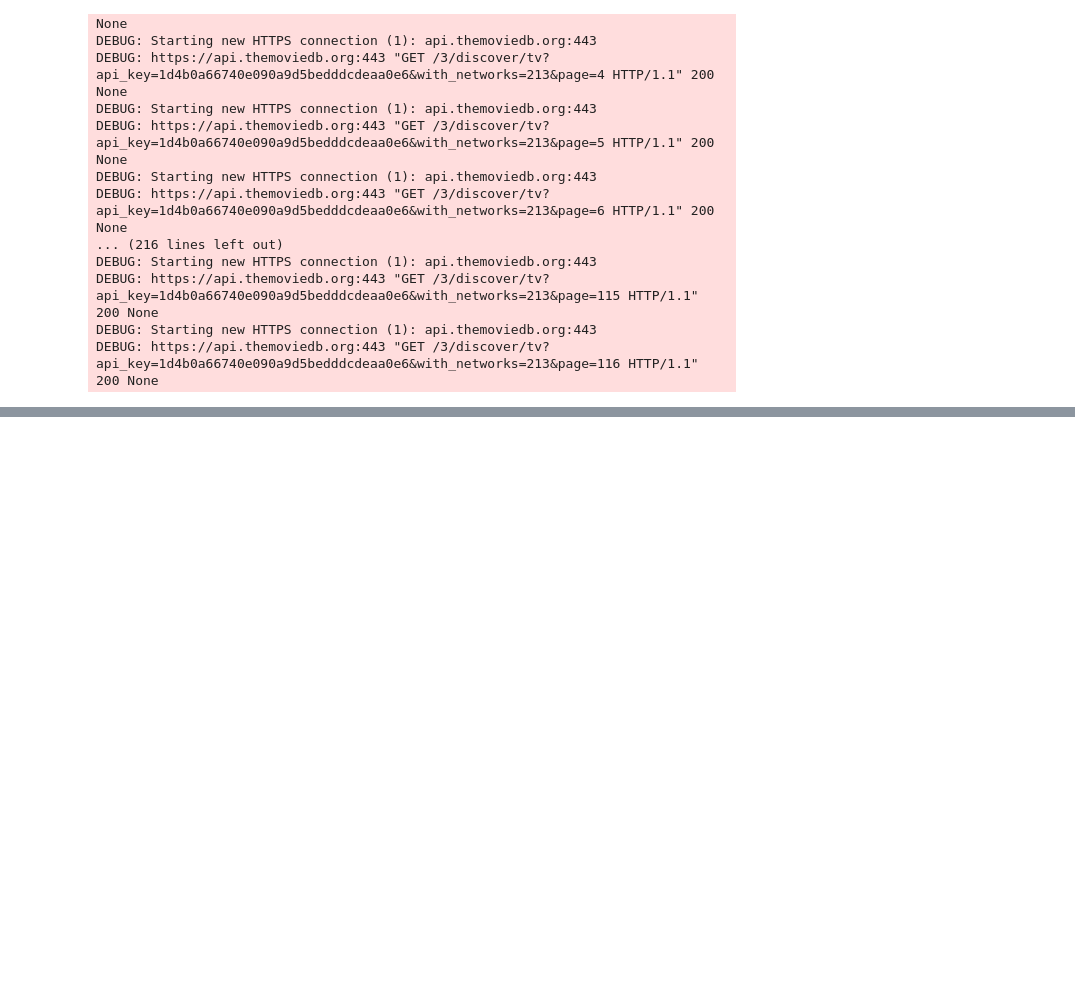
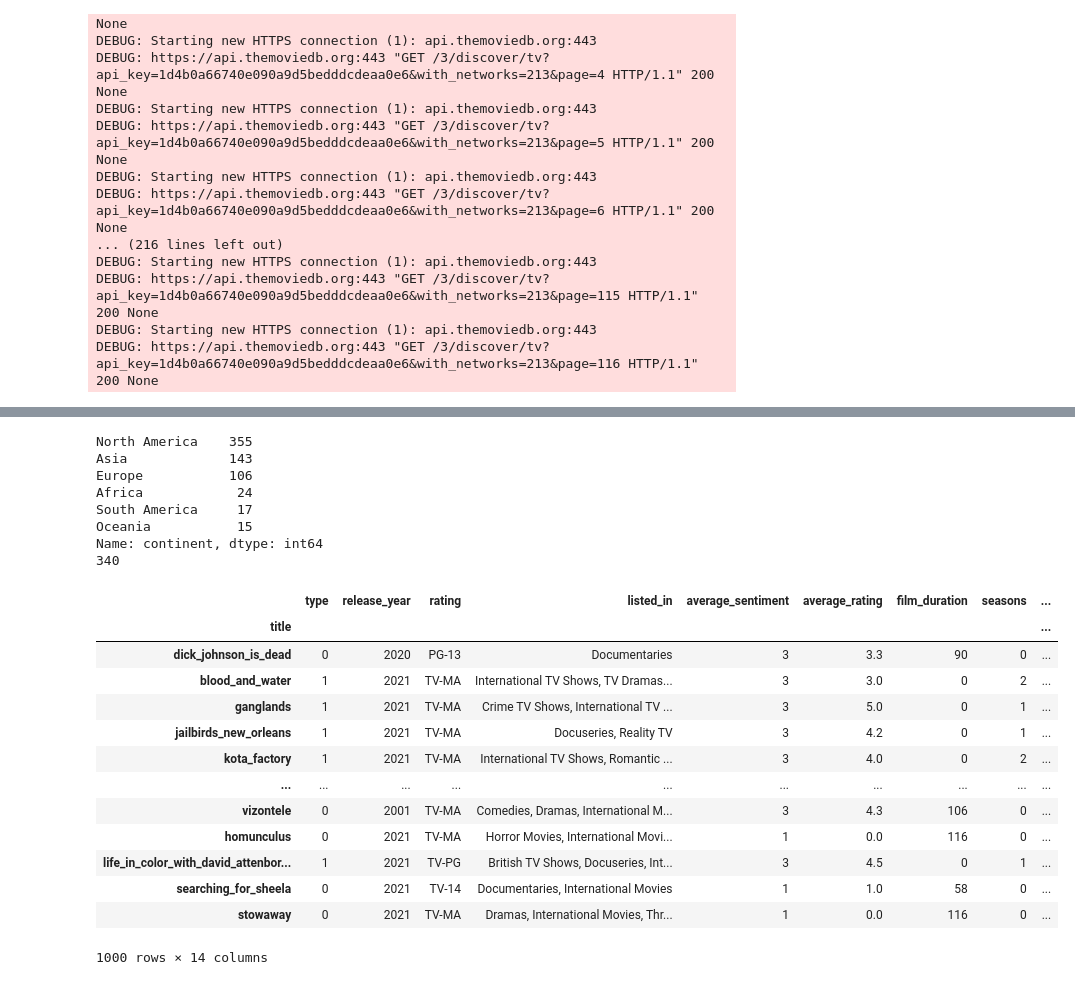
Before and after one commit to Tijnwy/DataIII, a Jupyter notebook: Data project.ipynb, the cells around one changed output, grey strips where cells are left out. Cells and saved outputs as stored; diff of their text form; code cells hidden in the pictures; blank space fills up the shorter version.

```diff
--- a/Data project.ipynb
+++ b/Data project.ipynb
@@ -496,0 +818,53 @@ api_data = df.to_csv('../api_data.csv')
+# %%
+# Fill NaN values in 'country' column with an empty string
+df_ml['country'] = df_ml['country'].fillna('')
+
+# country kolommen met meerdere landen naar eerste land alleen
+df_ml['country'] = df_ml['country'].apply(lambda x: x.split(",")[0])
+df_ml['country'] = df_ml['country'].apply(lambda x: x.strip())
+
+# country omzetten naar continent en daarna dummies maken
+df_ml['continent'] = df_ml['country'].map({'United States': 'North America', 'India': 'Asia',
+                                           'United Kingdom': 'Europe', 'South Korea': 'Asia',
+                                           'Spain': 'Europe', 'Canada': 'North America',
+                                           'Japan': 'Asia', 'France': 'Europe', 'Turkey': 'Asia', 'Australia': 'Oceania',
+                                           'Mexico': 'North America', 'Taiwan': 'Asia', 'Brazil': 'South America',
+                                           'Philippines': 'Asia', 'Indonesia': 'Asia', 'Nigeria': 'Africa',
+                                           'Germany': 'Europe', 'China': 'Asia', 'Italy': 'Europe', 'Argentina': 'South America',
+                                           'Colombia': 'South America', 'Denmark': 'Europe', 'Norway': 'Europe', 'Pakistan': 'Asia',
+                                           'Thailand': 'Asia', 'Hong Kong': 'Asia', 'Ireland': 'Europe', 'Russia': 'Europe',
+                                           'Sweden': 'Europe', 'Singapore': 'Asia', 'South Africa': 'Africa', 'Malaysia': 'Asia',
+                                           'Netherlands': 'Europe', 'Belgium': 'Europe', 'New Zealand' : 'Oceania',})
+print(df_ml['continent'].value_counts())
+print(df_ml['continent'].isna().sum())
+
+df_ml = df_ml.drop(columns=['country'])
+
+# legen waardes opvullen met 'unknown'
+df_ml['continent'] = df_ml['continent'].fillna('Unknown')
+df_ml = pd.get_dummies(df_ml, columns=['continent'], drop_first=True)
+df_ml
+# bron: https://chatgpt.com/share/678cf86c-4a08-8003-8996-77a92696651c
+# %% [output]
+North America    355
+Asia             143
+Europe           106
+Africa            24
+South America     17
+Oceania           15
+Name: continent, dtype: int64
+340
+|  | type | release_year | rating | listed_in | average_sentiment | average_rating | film_duration | seasons | ... |
+| title |  |  |  |  |  |  |  |  | ... |
+| dick_johnson_is_dead | 0 | 2020 | PG-13 | Documentaries | 3 | 3.3 | 90 | 0 | ... |
+| blood_and_water | 1 | 2021 | TV-MA | International TV Shows, TV Dramas... | 3 | 3.0 | 0 | 2 | ... |
+| ganglands | 1 | 2021 | TV-MA | Crime TV Shows, International TV ... | 3 | 5.0 | 0 | 1 | ... |
+| jailbirds_new_orleans | 1 | 2021 | TV-MA | Docuseries, Reality TV | 3 | 4.2 | 0 | 1 | ... |
+| kota_factory | 1 | 2021 | TV-MA | International TV Shows, Romantic ... | 3 | 4.0 | 0 | 2 | ... |
+| ... | ... | ... | ... | ... | ... | ... | ... | ... | ... |
+| vizontele | 0 | 2001 | TV-MA | Comedies, Dramas, International M... | 3 | 4.3 | 106 | 0 | ... |
+| homunculus | 0 | 2021 | TV-MA | Horror Movies, International Movi... | 1 | 0.0 | 116 | 0 | ... |
+| life_in_color_with_david_attenbor... | 1 | 2021 | TV-PG | British TV Shows, Docuseries, Int... | 3 | 4.5 | 0 | 1 | ... |
+| searching_for_sheela | 0 | 2021 | TV-14 | Documentaries, International Movies | 1 | 1.0 | 58 | 0 | ... |
+| stowaway | 0 | 2021 | TV-MA | Dramas, International Movies, Thr... | 1 | 0.0 | 116 | 0 | ... |
+1000 rows × 14 columns
```
Also changed, not shown: parts of 18 cells of this notebook.
